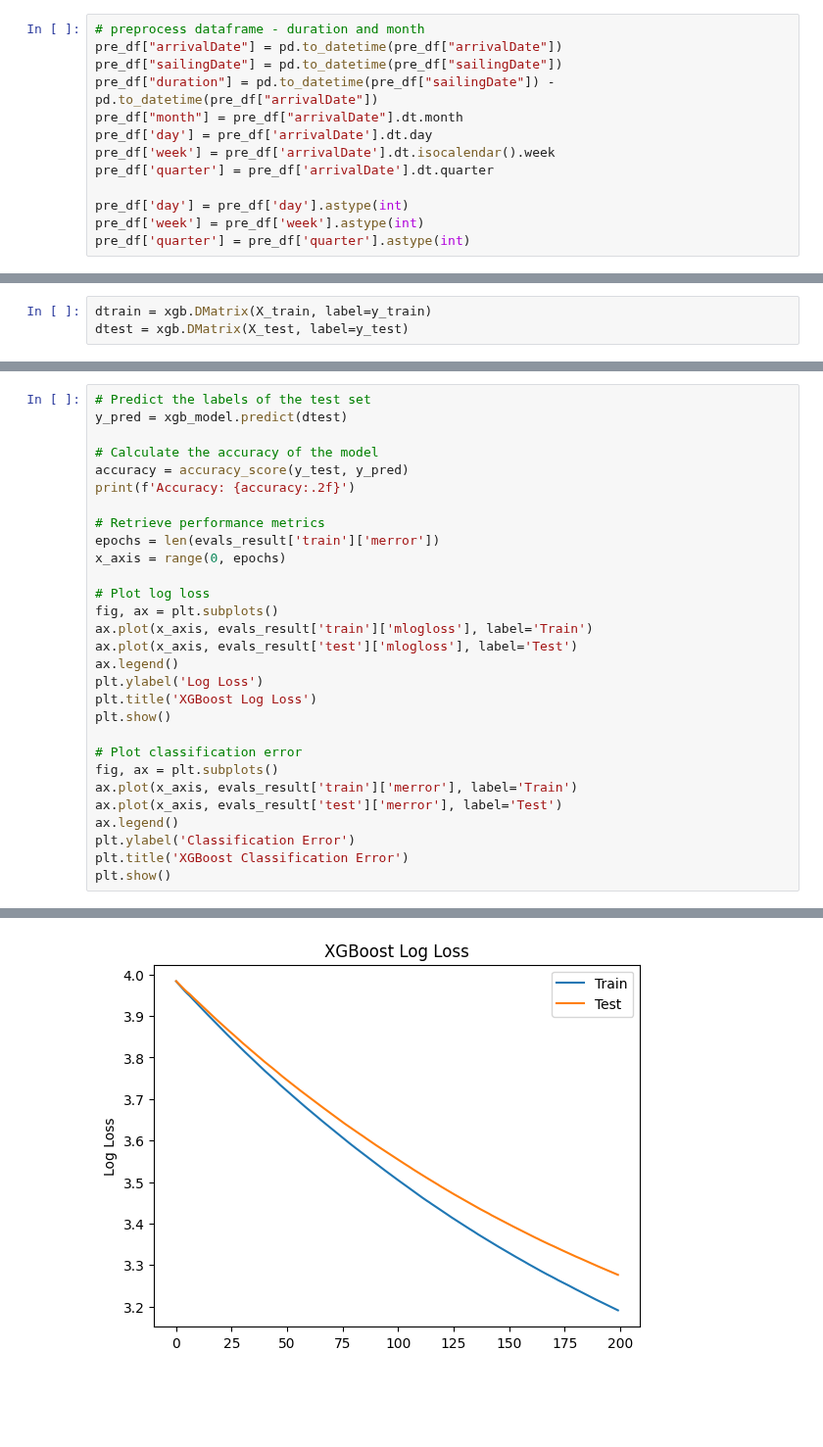
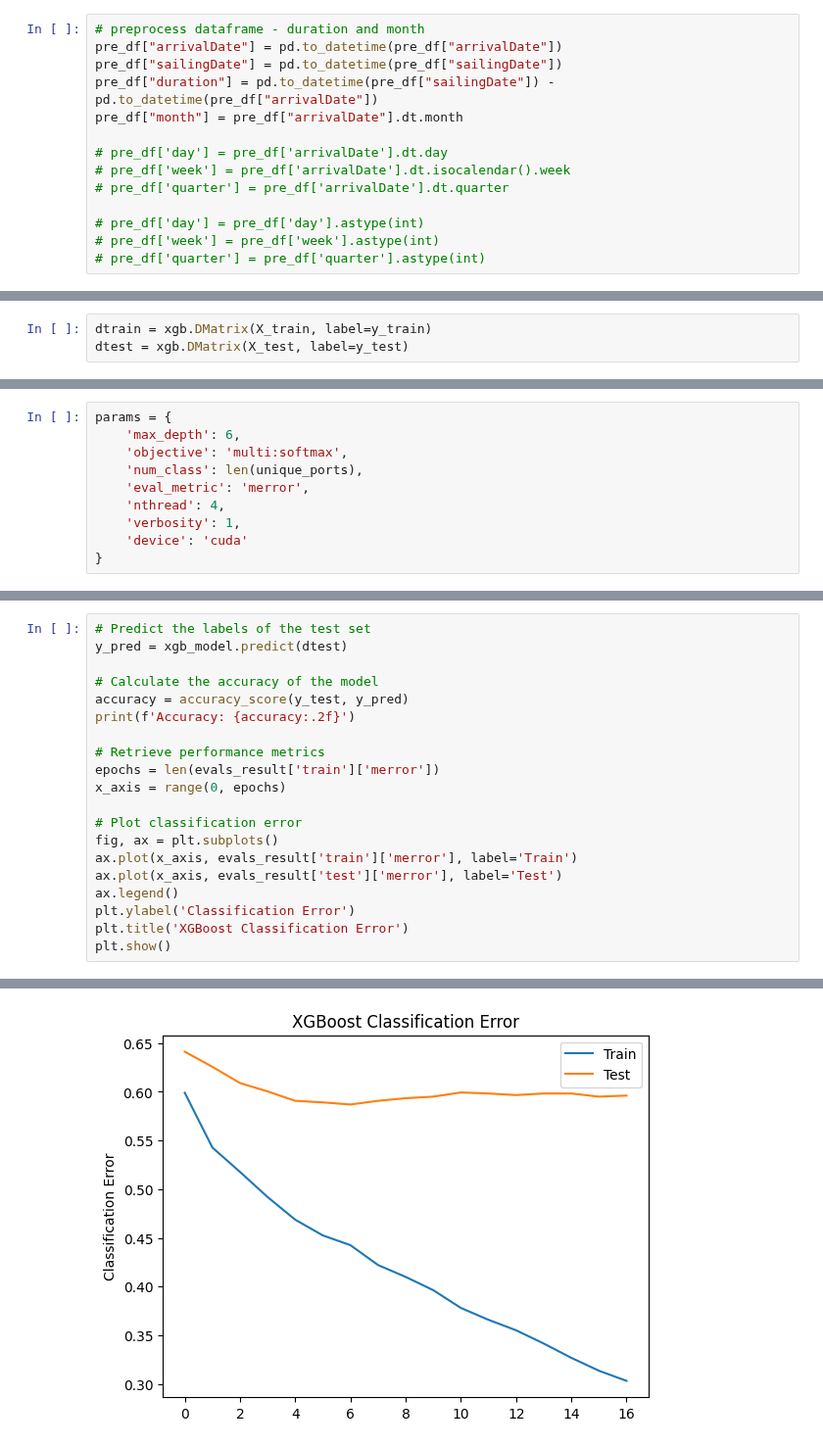
Before and after one commit to SySyAli/ais_port_prediction, a Jupyter notebook: notebooks/xgboost.ipynb, the cells around one changed output, grey strips where cells are left out. Shown at 98% size. Drawn from its saved outputs; the diff is of its cells as text; blank space fills up the shorter version.

Commit message:
Best accuracy for XGBoost

```diff
--- a/notebooks/xgboost.ipynb
+++ b/notebooks/xgboost.ipynb
@@ -12,13 +12,14 @@ pre_df["arrivalDate"] = pd.to_datetime(pre_df["arrivalDate"])
 pre_df["sailingDate"] = pd.to_datetime(pre_df["sailingDate"])
 pre_df["duration"] = pd.to_datetime(pre_df["sailingDate"]) - pd.to_datetime(pre_df["arrivalDate"])
 pre_df["month"] = pre_df["arrivalDate"].dt.month
-pre_df['day'] = pre_df['arrivalDate'].dt.day
-pre_df['week'] = pre_df['arrivalDate'].dt.isocalendar().week
-pre_df['quarter'] = pre_df['arrivalDate'].dt.quarter
 
-pre_df['day'] = pre_df['day'].astype(int)
-pre_df['week'] = pre_df['week'].astype(int)
-pre_df['quarter'] = pre_df['quarter'].astype(int)
+# pre_df['day'] = pre_df['arrivalDate'].dt.day
+# pre_df['week'] = pre_df['arrivalDate'].dt.isocalendar().week
+# pre_df['quarter'] = pre_df['arrivalDate'].dt.quarter
+
+# pre_df['day'] = pre_df['day'].astype(int)
+# pre_df['week'] = pre_df['week'].astype(int)
+# pre_df['quarter'] = pre_df['quarter'].astype(int)
 # %%
 pre_df['duration'] = pre_df['duration'] / pd.Timedelta(days=1)
 # %%
@@ -432 +408,11 @@ params = {
+# %%
+params = {
+    'max_depth': 6,
+    'objective': 'multi:softmax',
+    'num_class': len(unique_ports),
+    'eval_metric': 'merror',
+    'nthread': 4,
+    'verbosity': 1,
+    'device': 'cuda'
+}
 # %%
@@ -475,15 +460,6 @@ print(f'Accuracy: {accuracy:.2f}')
 epochs = len(evals_result['train']['merror'])
 x_axis = range(0, epochs)
 
-# Plot log loss
-fig, ax = plt.subplots()
-ax.plot(x_axis, evals_result['train']['mlogloss'], label='Train')
-ax.plot(x_axis, evals_result['test']['mlogloss'], label='Test')
-ax.legend()
-plt.ylabel('Log Loss')
-plt.title('XGBoost Log Loss')
-plt.show()
-
 # Plot classification error
 fig, ax = plt.subplots()
 ax.plot(x_axis, evals_result['train']['merror'], label='Train')
@@ -497 +473 @@ Accuracy: 0.32
-[figure, old version]
+[figure, new version]
```
Also changed, not shown: parts of 13 cells of this notebook.
